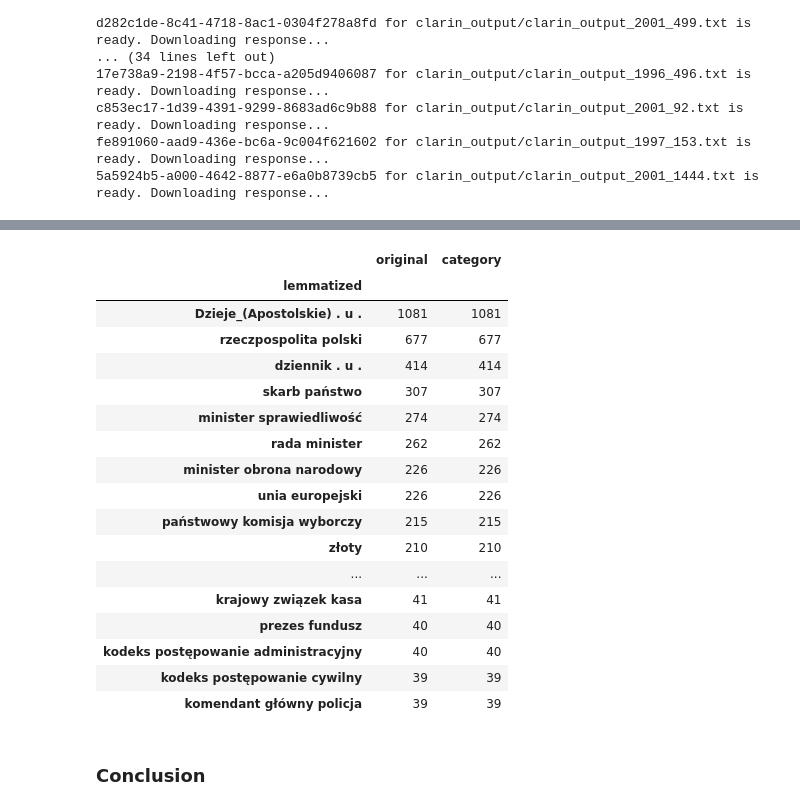
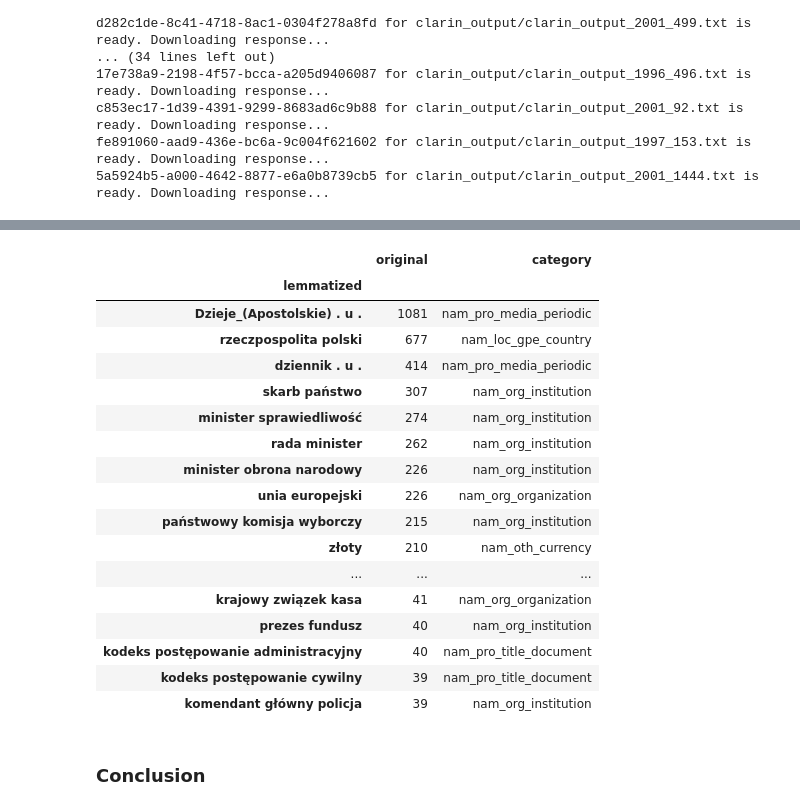
Before and after one commit to arkadiuss/nlp, a Jupyter notebook: 8_ner/8_named_entity_recognition.ipynb, the cells around one changed output, grey strips where cells are left out. Cells and saved outputs as stored; diff of their text form; code cells hidden in the pictures.

```diff
--- a/8_ner/8_named_entity_recognition.ipynb
+++ b/8_ner/8_named_entity_recognition.ipynb
@@ -226 +210,3 @@ NER_entities[NER_entities.category == "nam_pro_media_periodic"]
+# %%
+NER_entities["coarse_grained_category"] = NER_entities["category"].apply(lambda x: f"{x.split('_')[0]}_{x.split('_')[1]}")
 # %%
@@ -246,0 +226,3 @@ NER_entities.groupby("category").count().sort_values(["lemmatized"], ascending=[
+# %%
+pd.set_option('display.max_colwidth', None)
+NER_entities.groupby("coarse_grained_category")["original"].apply(lambda x: list(x)[:10])
@@ -247,24 +241,24 @@ NER_entities.groupby("category").count().sort_values(["lemmatized"], ascending=[
 # %%
-NER_entities.groupby("lemmatized").count().sort_values(["category"], ascending=[0])[:50]
+NER_entities.groupby("lemmatized").agg({ "original": "count", "category": "first" }).sort_values(["original"], ascending=[0])[:50]
 # %% [output]
 |  | original | category |
 | lemmatized |  |  |
-| Dzieje_(Apostolskie) . u . | 1081 | 1081 |
-| rzeczpospolita polski | 677 | 677 |
-| dziennik . u . | 414 | 414 |
-| skarb państwo | 307 | 307 |
-| minister sprawiedliwość | 274 | 274 |
-| rada minister | 262 | 262 |
-| minister obrona narodowy | 226 | 226 |
-| unia europejski | 226 | 226 |
-| państwowy komisja wyborczy | 215 | 215 |
-| złoty | 210 | 210 |
+| Dzieje_(Apostolskie) . u . | 1081 | nam_pro_media_periodic |
+| rzeczpospolita polski | 677 | nam_loc_gpe_country |
+| dziennik . u . | 414 | nam_pro_media_periodic |
+| skarb państwo | 307 | nam_org_institution |
+| minister sprawiedliwość | 274 | nam_org_institution |
+| rada minister | 262 | nam_org_institution |
+| minister obrona narodowy | 226 | nam_org_institution |
+| unia europejski | 226 | nam_org_organization |
+| państwowy komisja wyborczy | 215 | nam_org_institution |
+| złoty | 210 | nam_oth_currency |
 | ... | ... | ... |
-| krajowy związek kasa | 41 | 41 |
-| prezes fundusz | 40 | 40 |
-| kodeks postępowanie administracyjny | 40 | 40 |
-| kodeks postępowanie cywilny | 39 | 39 |
-| komendant główny policja | 39 | 39 |
+| krajowy związek kasa | 41 | nam_org_organization |
+| prezes fundusz | 40 | nam_org_institution |
+| kodeks postępowanie administracyjny | 40 | nam_pro_title_document |
+| kodeks postępowanie cywilny | 39 | nam_pro_title_document |
+| komendant główny policja | 39 | nam_org_institution |
 # %% [markdown]
 ### Conclusion
 # %% [markdown]
```
Also changed, not shown: parts of 3 cells of this notebook, 1 other file.
